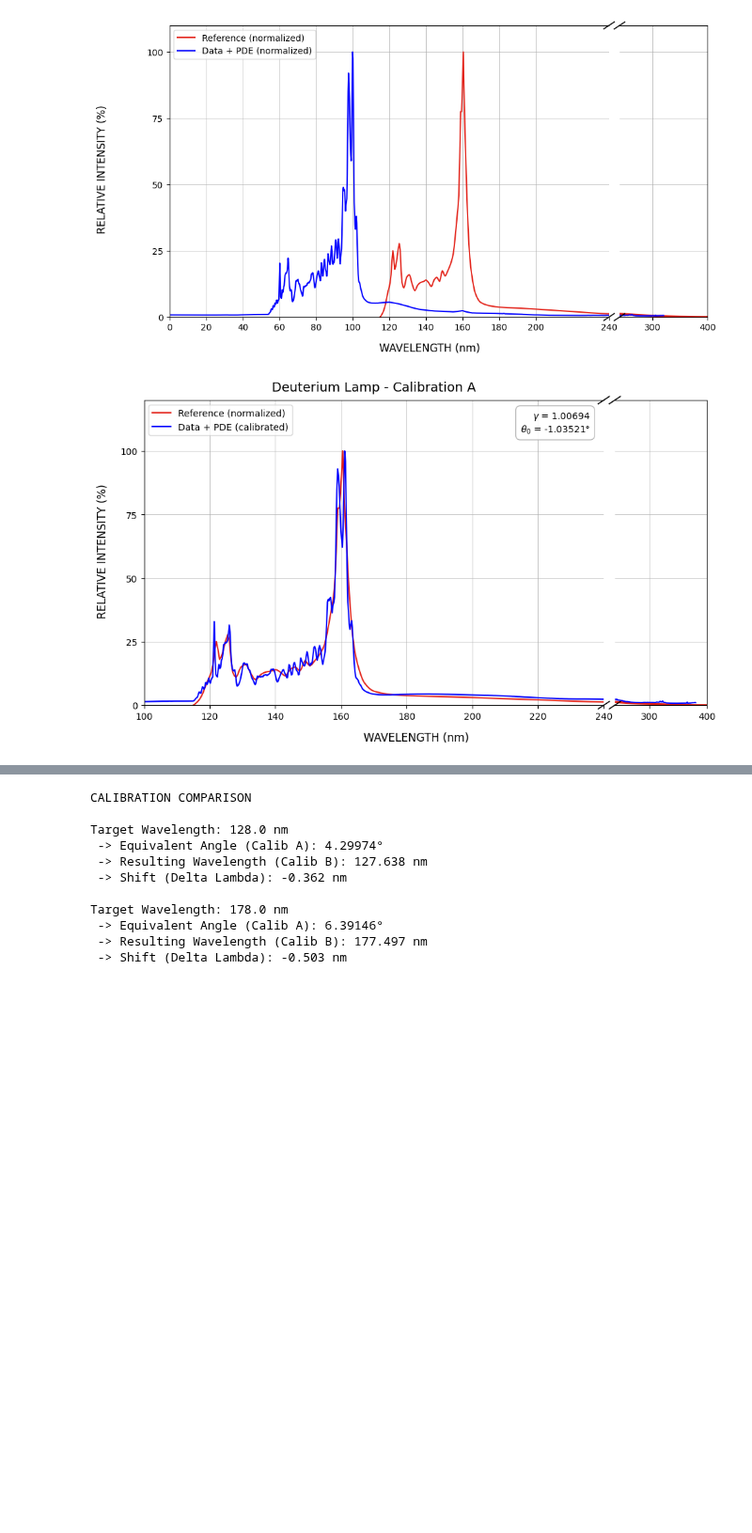
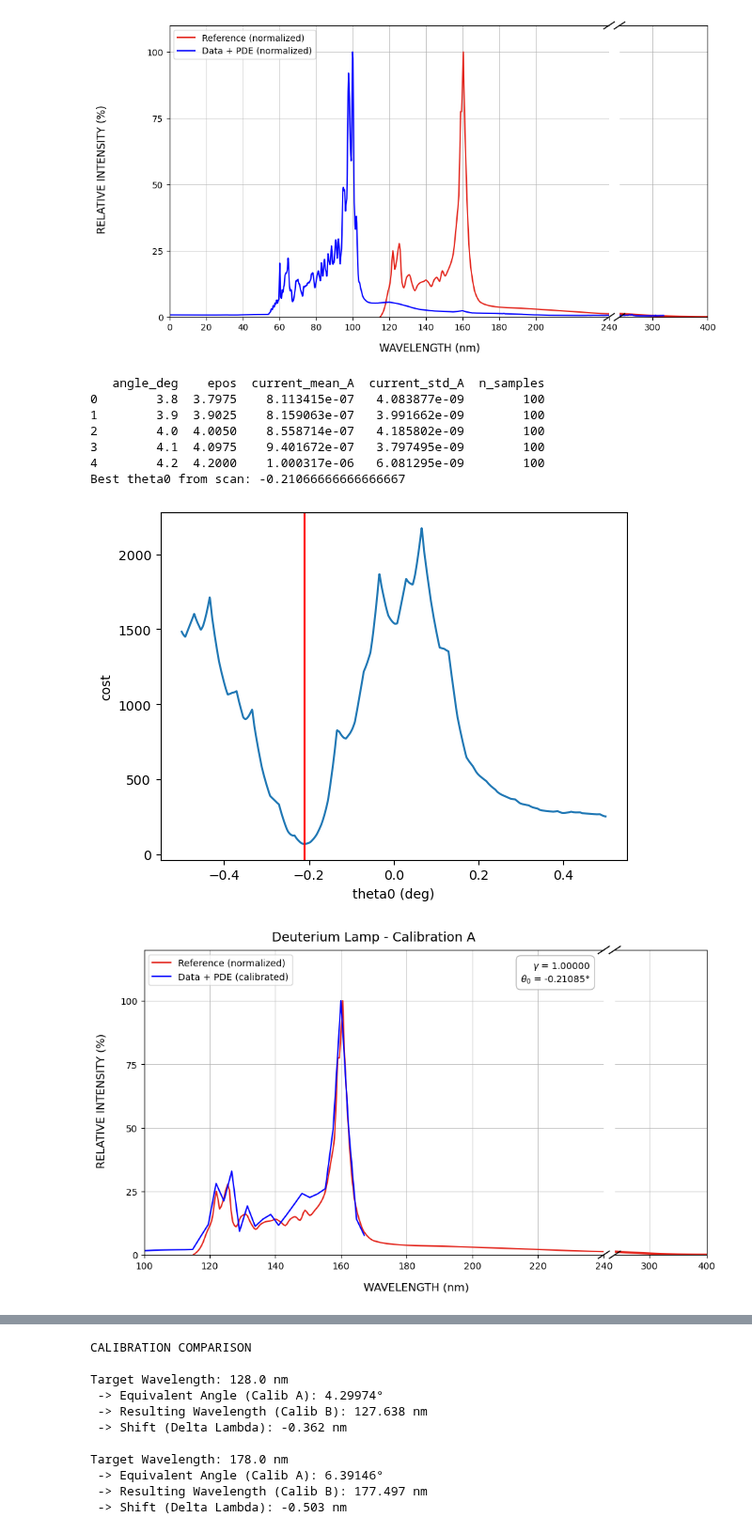
Before and after one commit to laughtonmichael2004-hue/lea-summer_2026_Internship, a Jupyter notebook: 2. Deuterium Lamp/Deuterium Lamp Analysis Code.ipynb, the cells around one changed output, grey strips where cells are left out. Shown at 94% size. Cells and saved outputs as stored; diff of their text form; code cells hidden in the pictures; blank space fills up the shorter version.

Commit message:
re-ran for updated plots

```diff
--- a/2. Deuterium Lamp/Deuterium Lamp Analysis Code.ipynb
+++ b/2. Deuterium Lamp/Deuterium Lamp Analysis Code.ipynb
@@ -272,6 +272,7 @@ plt.show()
 
 import matplotlib.pyplot as plt
 import numpy as np
+import pandas as pd
 from scipy.optimize import minimize
 
 # REFERENCE DATA
@@ -323,7 +324,7 @@ photocurrent2 = df2["current_mean_A"]
 
 photocurrent_avg = (photocurrent1 + photocurrent2) / 2.0 # Take the average of the two spectrums
 
-print(df.head()) # Checks the file has loaded properly (needs a try, except)
+print(df1.head()) # Checks the file has loaded properly (needs a try, except)
 
 # PHYSICAL CONVERSION FUNCTION - EQ 20 OF MAX'S REPORT
 def get_wavelength(theta_deg, gamma, theta0):
@@ -377,9 +378,9 @@ y_ref_normalise = y_ref * (100.0 / np.max(y_ref)) """
 GAMMA = 1.00 # fixing the gamma value to 1.00 as spoken about
 
 # Fixed-mask in angle space, only fixing theta0
-w_ref_cal = get_wavelength(angle, 1.0, 0.0) # converting the angle to the wavelength using the initial guess
+w_ref_cal = get_wavelength(angle1, 1.0, 0.0) # converting the angle to the wavelength using the initial guess
 idx = np.where((w_ref_cal >= 110) & (w_ref_cal <= 170))[0]
-ang_fit = angle[idx]
+ang_fit = angle1[idx]
 pc_fit = photocurrent_avg[idx]
 
 def objective_theta(theta0):
@@ -409,7 +410,7 @@ theta0_opt = res.x
 gamma_opt = GAMMA
 
 # FINAL VALUE CORRECTION & TARGETED INTENSITY NORMALIZATION
-wavelength_final = get_wavelength(angle, gamma_opt, theta0_opt)
+wavelength_final = get_wavelength(angle1, gamma_opt, theta0_opt)
 pde_final = np.interp(wavelength_final, wl_pde, vals_pde, left=vals_pde[0], right=vals_pde[-1])
 photocurrent_corrected = photocurrent_avg / pde_final
 
@@ -442,34 +443,42 @@ ax1.set_yticks([0, 25, 50, 75, 100])
 ax1.grid(True, color='#b0b0b0', linestyle='-', linewidth=0.5)
 ax2.grid(True, color='#b0b0b0', linestyle='-', linewidth=0.5)
 
 ax1.spines['right'].set_visible(False)
 ax2.spines['left'].set_visible(False)
 ax2.tick_params(left=False, labelleft=False)
 ax1.set_title('Deuterium Lamp - Calibration A', fontsize=14, loc='center', pad=10)
 
 d_tick = .012
 kwargs = dict(transform=ax1.transAxes, color='black', clip_on=False, linewidth=1.2)
 ax1.plot((1 - d_tick, 1 + d_tick), (-d_tick, +d_tick), **kwargs)
 ax1.plot((1 - d_tick, 1 + d_tick), (1 - d_tick, 1 + d_tick), **kwargs)
 kwargs.update(transform=ax2.transAxes)
 ax2.plot((-d_tick * 5, +d_tick * 5), (-d_tick, +d_tick), **kwargs)
 ax2.plot((-d_tick * 5, +d_tick * 5), (1 - d_tick, 1 + d_tick), **kwargs)
 
 info_text = f"$\\gamma$ = {gamma_opt:.5f}\n$\\theta_0$ = {theta0_opt:.5f}°"
 ax1.text(0.97, 0.965, info_text, transform=ax1.transAxes, fontsize=10,
          verticalalignment='top', horizontalalignment='right',
          bbox=dict(boxstyle='round,pad=0.5', facecolor='white', edgecolor='#b0b0b0', alpha=0.9))
 
 ax1.legend(loc='upper left')
 fig.text(0.5, 0.02, 'WAVELENGTH (nm)', ha='center', fontsize=12)
 fig.text(0.06, 0.5, 'RELATIVE INTENSITY (%)', va='center', rotation='vertical', fontsize=12)
 
 #save_path = r"C:\Users\leaga\OneDrive\Desktop\Internship UoM\VUV Monochromator\2. Deuterium Lamp\Calibration\data_pde_corrected_vs_reference_calibrationA.png"
 #plt.savefig(save_path, dpi=300, bbox_inches='tight')
 
 plt.show()
 # %% [output]
+   angle_deg    epos  current_mean_A  current_std_A  n_samples
+0        3.8  3.7975    8.113415e-07   4.083877e-09        100
+1        3.9  3.9025    8.159063e-07   3.991662e-09        100
+2        4.0  4.0050    8.558714e-07   4.185802e-09        100
+3        4.1  4.0975    9.401672e-07   3.797495e-09        100
+4        4.2  4.2000    1.000317e-06   6.081295e-09        100
+Best theta0 from scan: -0.21066666666666667
-[figure, old version]
+[figure, new version]
+[figure, added]
 # %%
 # CALIBRATION B
 
```
Also changed, not shown: parts of 1 cell of this notebook.
